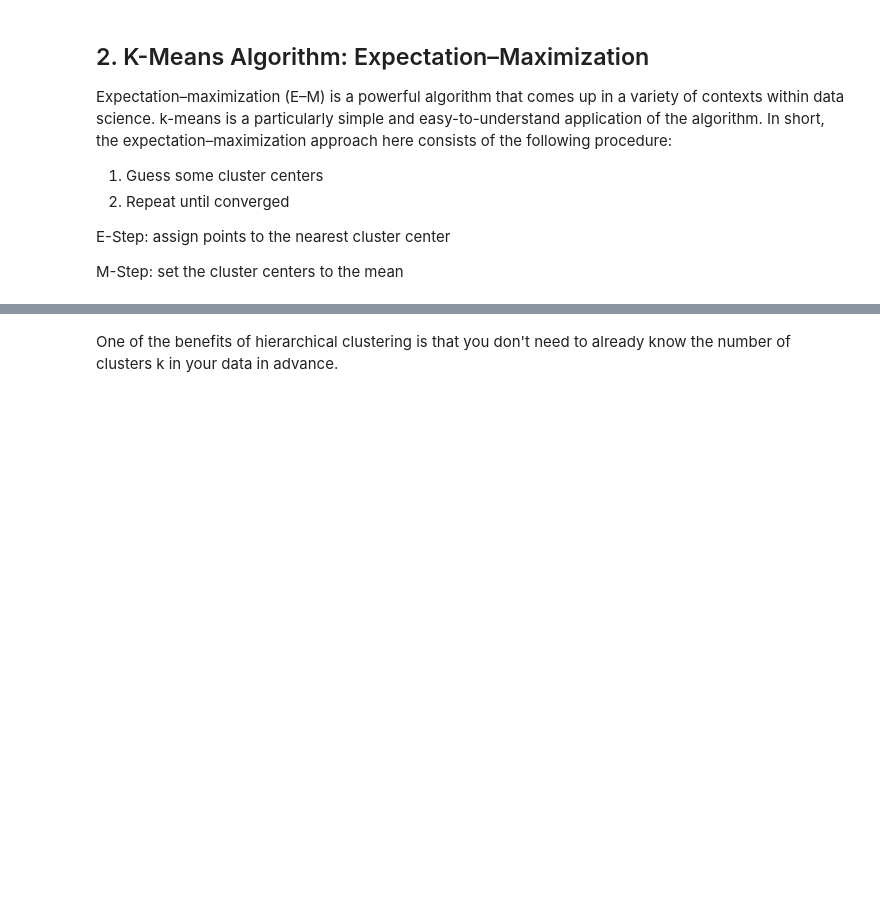
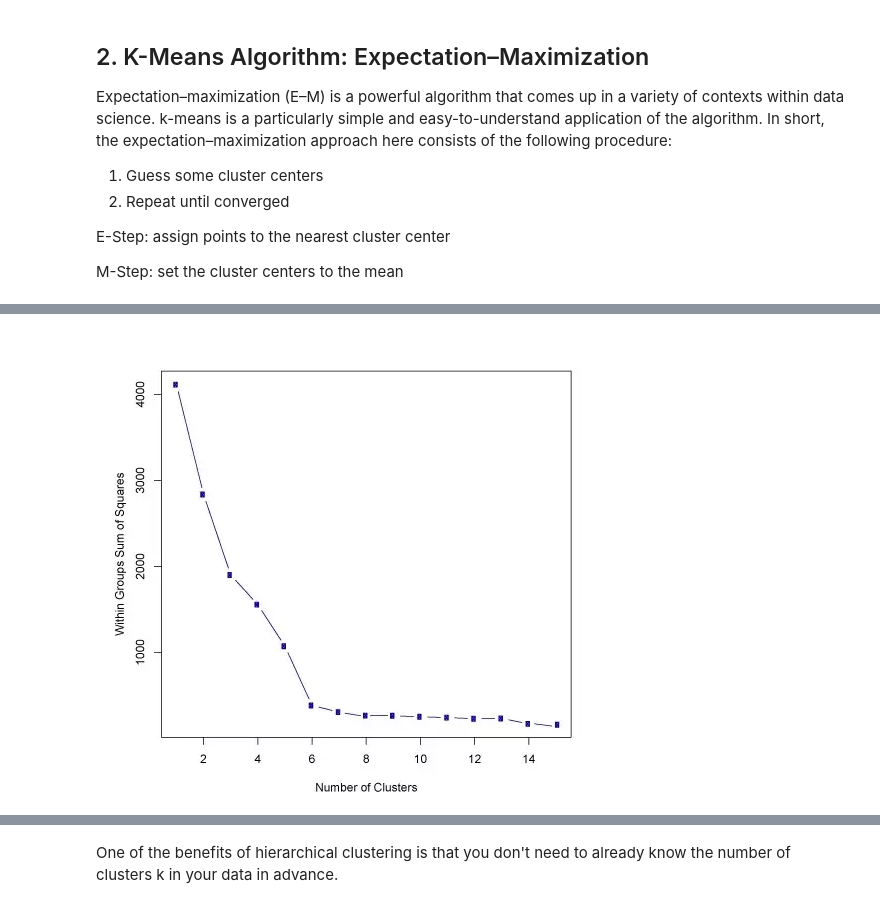
Before and after one commit to XuefeiY/Machine-Learning-Notes, a Jupyter notebook: Cluster Analysis/Cluster Analysis.ipynb, the cells around one changed output, grey strips where cells are left out. Cells and saved outputs as stored; diff of their text form; code cells hidden in the pictures; blank space fills up the shorter version.

```diff
--- a/Cluster Analysis/Cluster Analysis.ipynb
+++ b/Cluster Analysis/Cluster Analysis.ipynb
@@ -80,0 +26,5 @@ https://jakevdp.github.io/PythonDataScienceHandbook/05.11-k-means.html
+# %%
+from IPython.display import Image
+Image(filename='Elbow Plot.png')
+# %% [output]
+[figure, added]
```
Also changed, not shown: parts of 17 cells of this notebook.
